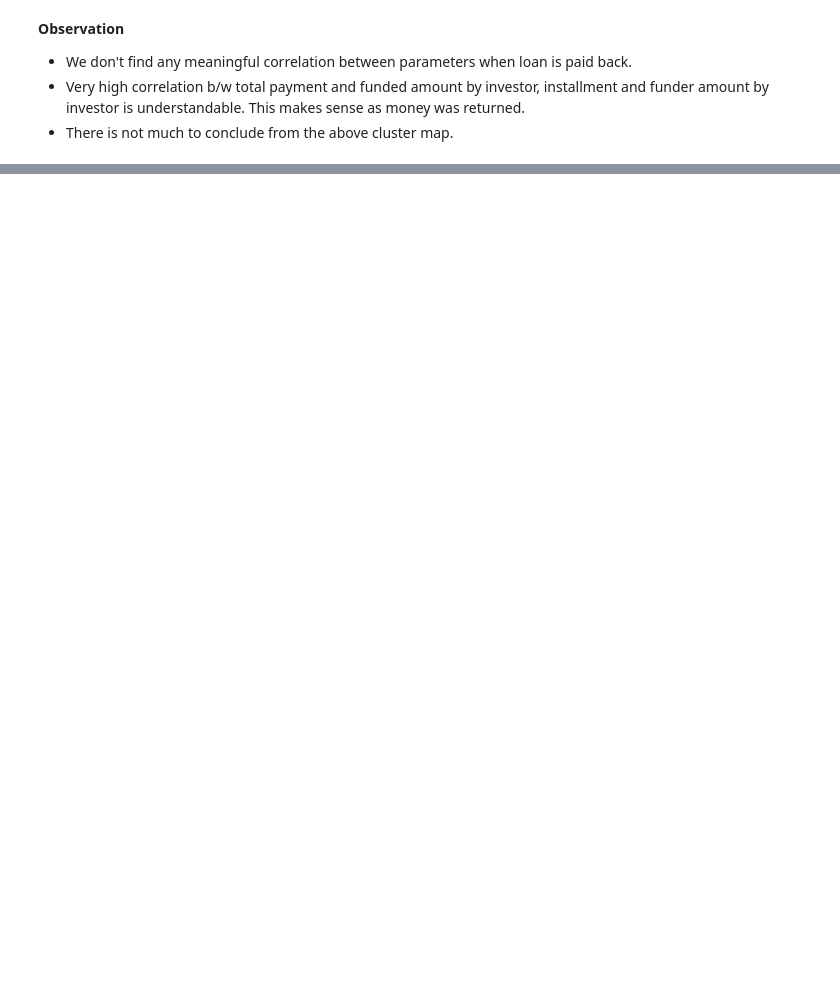
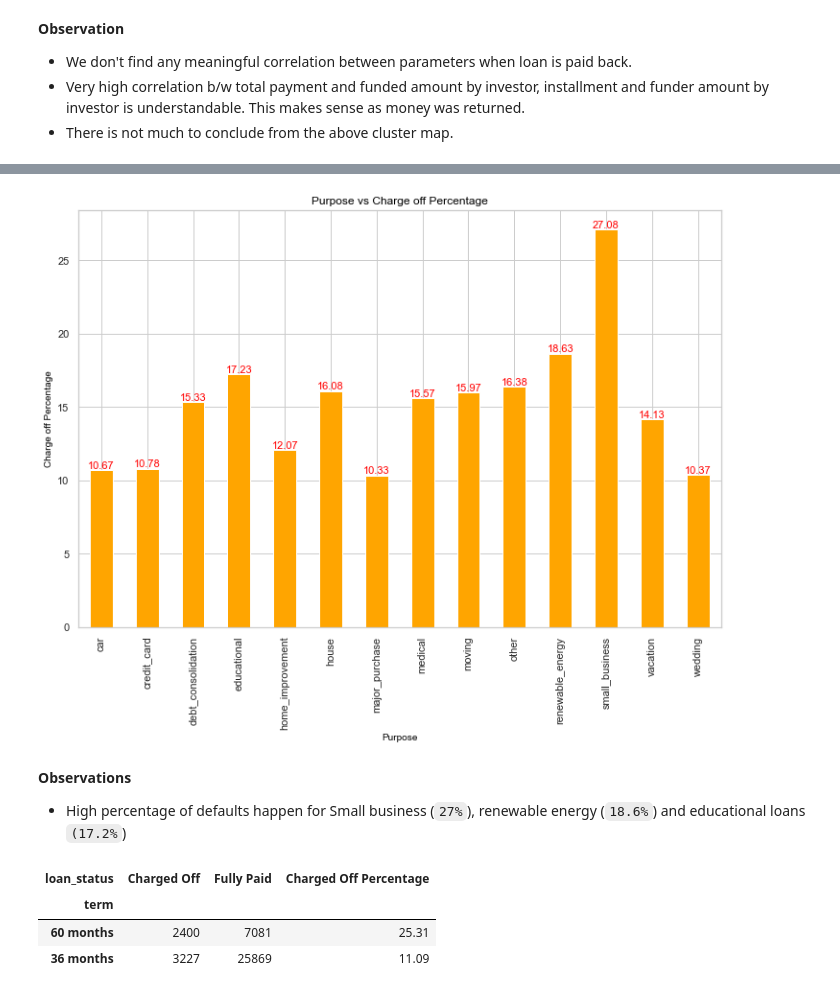
Before and after one commit to Himachallad/lending-club-casestudy, a Jupyter notebook: code/Lending club case study file.ipynb, the cells around one changed output, grey strips where cells are left out. Cells and saved outputs as stored; diff of their text form; code cells hidden in the pictures; blank space fills up the shorter version.

```diff
--- a/code/Lending club case study file.ipynb
+++ b/code/Lending club case study file.ipynb
@@ -821,0 +829,19 @@ plt.show()
+# %%
+def plot_default_percentage(df, figsize = (12, 8), rotate_x = None, rotate_y = None, ylabel='Charge off Percentage', xlabel=None):
+    df['Charged Off Percentage'].plot(kind='bar', figsize=figsize, color='orange')
+    plt.title(xlabel + ' vs ' + ylabel,color='black',fontsize=12)
+    plt.ylabel(ylabel,color='black',fontsize=10)
+    plt.xlabel(xlabel,color = 'black',fontsize=10)
+    plt.xticks(rotation=rotate_x)
+    plt.yticks(rotation=rotate_y)
+
+    for p in ax.patches:
+        ax.annotate("%.2f" % p.get_height(), (p.get_x() + p.get_width() / 2., p.get_height()),
+                    ha='center', va='center', fontsize=11, color='red', xytext=(0, 5),
+                    textcoords='offset points')
+
+    plt.show()
+# %%
+purpose_loan_status_cross_table = pd.crosstab(loan_data['purpose'], loan_data['loan_status'])
+add_charge_off_perc_to_df(purpose_loan_status_cross_table)
+purpose_loan_status_cross_table.sort_values(by='Charged Off Percentage', ascending=False).head()
@@ -821,0 +856,17 @@ plt.show()
+# %%
+fig, ax = plt.subplots()
+plot_default_percentage(purpose_loan_status_cross_table, rotate_x=90, ylabel='Charge off Percentage', xlabel='Purpose')
+# %% [output]
+[figure, added]
+# %% [markdown]
+**Observations**
+- High percentage of defaults happen for Small business (`27%`), renewable energy (`18.6%`) and educational loans `(17.2%`)
+# %%
+term_loan_status_cross_table = pd.crosstab(loan_data['term'], loan_data['loan_status'])
+add_charge_off_perc_to_df(term_loan_status_cross_table)
+term_loan_status_cross_table.sort_values(by='Charged Off Percentage', ascending=False)
+# %% [output]
+| loan_status | Charged Off | Fully Paid | Charged Off Percentage |
+| term |  |  |  |
+| 60 months | 2400 | 7081 | 25.31 |
+| 36 months | 3227 | 25869 | 11.09 |
```
Also changed, not shown: parts of 29 cells of this notebook.
